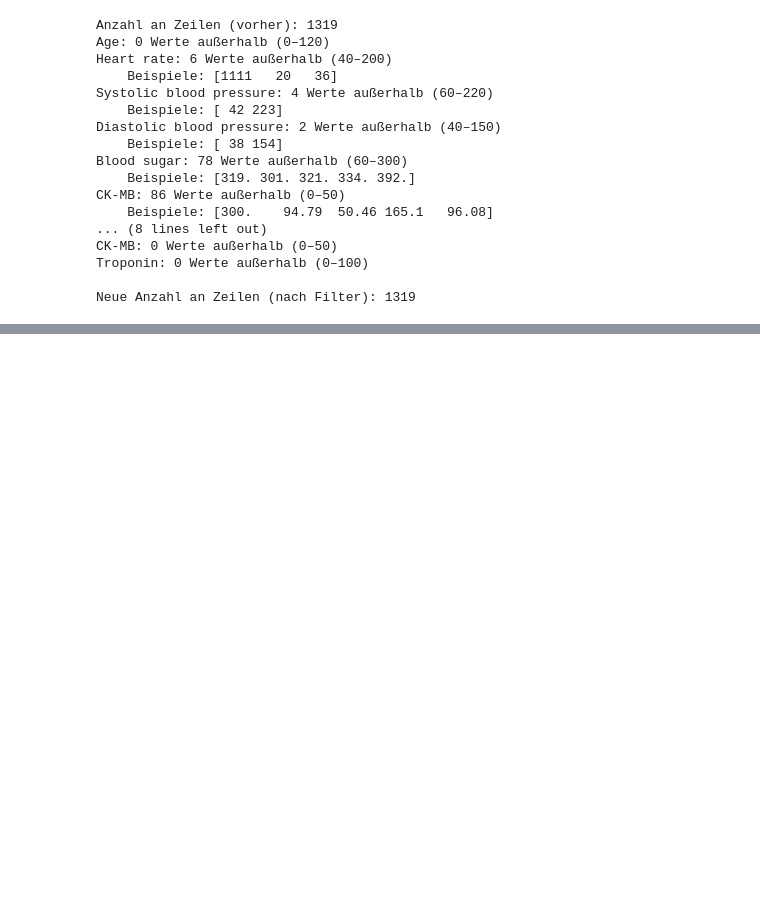
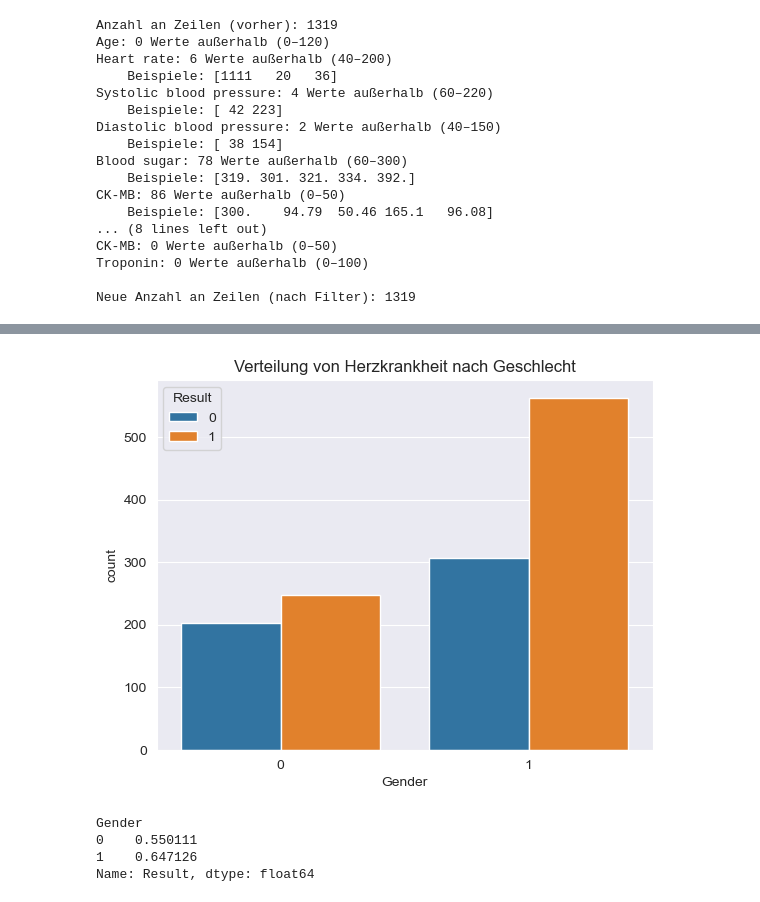
Before and after one commit to ManaTrooo/Asai-Projekt, a Jupyter notebook: DataSet_3.ipynb, the cells around one changed output, grey strips where cells are left out. Cells and saved outputs as stored; diff of their text form; code cells hidden in the pictures; blank space fills up the shorter version.

```diff
--- a/DataSet_3.ipynb
+++ b/DataSet_3.ipynb
@@ -281,0 +303,16 @@ plt.show()
+# %%
+# Bias: Zielverteilung nach Geschlecht
+df['Result'] = df['Result'].map({'positive': 1, 'negative': 0})
+
+sns.countplot(data=df, x='Gender', hue='Result')
+plt.title("Verteilung von Herzkrankheit nach Geschlecht")
+plt.show()
+
+# Diagnosewahrscheinlichkeit pro Geschlecht
+print(df.groupby("Gender")["Result"].mean())
+# %% [output]
+[figure, added]
+Gender
+0    0.550111
+1    0.647126
+Name: Result, dtype: float64
```
Also changed, not shown: parts of 13 cells of this notebook, 1 other file.
